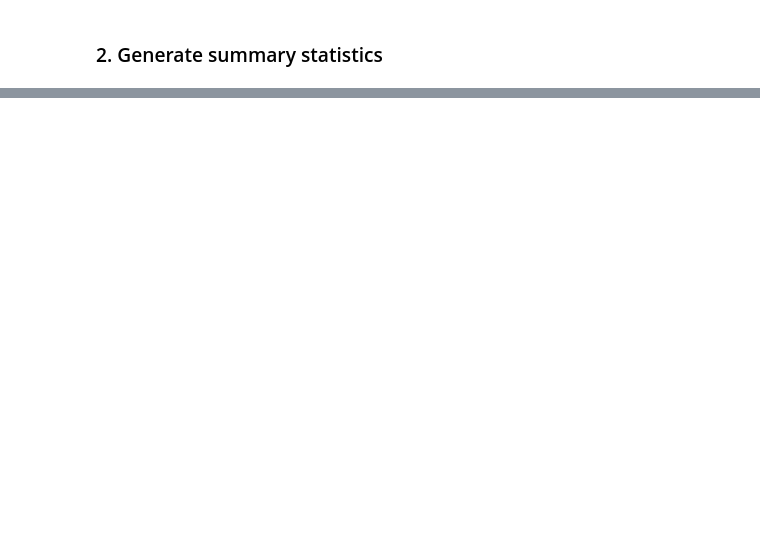
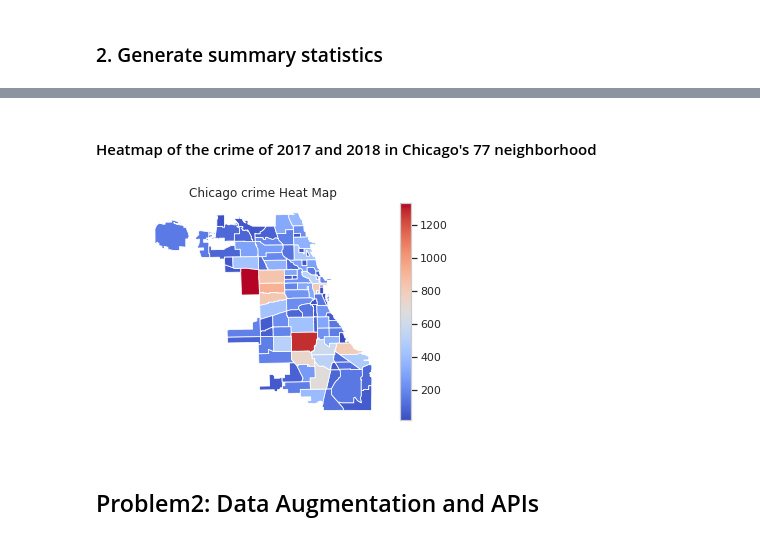
Before and after one commit to pengwei715/Machine-Learning-Projects, a Jupyter notebook: hw1/homework_1.ipynb, the cells around one changed output, grey strips where cells are left out. Drawn from its saved outputs; the diff is of its cells as text; code cells hidden in the pictures; blank space fills up the shorter version.

```diff
--- a/hw1/homework_1.ipynb
+++ b/hw1/homework_1.ipynb
@@ -32,0 +153,10 @@ case_number:
+# %% [markdown]
+#### Heatmap of the crime of 2017 and 2018 in Chicago's 77 neighborhood
+# %%
+geo = p1.link_with_neighborhoods(crime_com[crime_com.month=='17/07'], 'longitude', 'latitude')
+graph = p1.map_city(geo)
+graph.show()
+# %% [output]
+[figure, added]
+# %% [markdown]
+## Problem2: Data Augmentation and APIs
```
Also changed, not shown: parts of 21 cells of this notebook, 3 other files.
